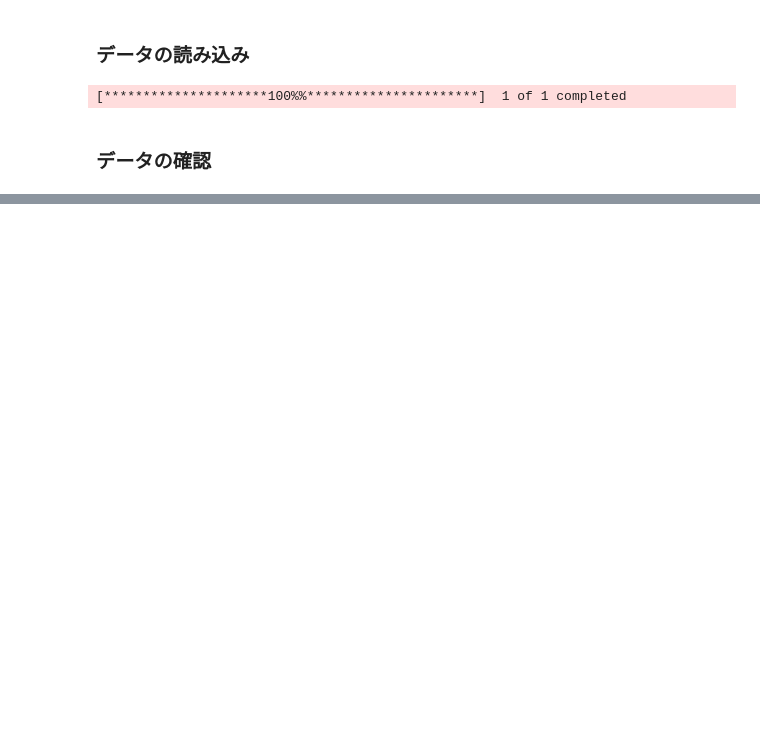
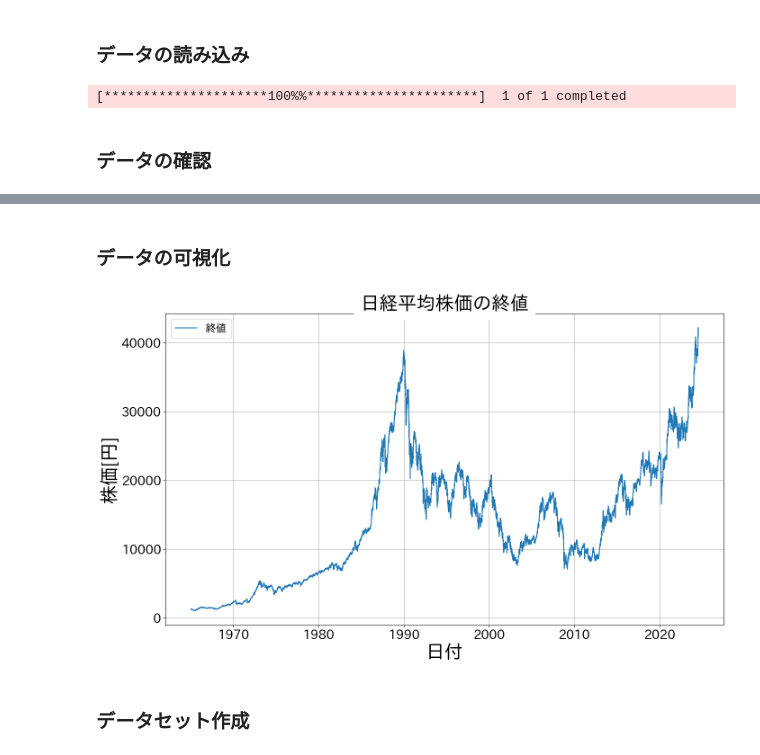
Before and after one commit to 06yako14/stock-prediction, a Jupyter notebook: TimeSeriesModels.ipynb, the cells around one changed output, grey strips where cells are left out. Saved outputs shown, nothing was run; the diff lists cells and outputs as text; code cells hidden in the pictures; blank space fills up the shorter version.

```diff
--- a/TimeSeriesModels.ipynb
+++ b/TimeSeriesModels.ipynb
@@ -52,0 +95,18 @@ nikkei = yf.download(tickers=stock_code)
+# %% [markdown]
+### データの可視化
+# %%
+plt.figure(figsize=(16, 9))
+plt.plot(nikkei.index, nikkei['Close'], label="終値")
+plt.title('日経平均株価の終値', color='black', backgroundcolor='white', size=30, loc='center', fontname='IPAexGothic')
+plt.xlabel('日付', color='black', size=30, fontname='IPAexGothic')
+plt.ylabel('株価[円]', color='black', size=30, fontname='IPAexGothic')
+plt.xticks(size=20)
+plt.yticks(size=20)
+
+plt.legend(loc="upper left", prop={'family': 'IPAexGothic', 'size':'xx-large'})
+plt.grid()
+plt.show()
+# %% [output]
+[figure, added]
+# %% [markdown]
+### データセット作成
```
Also changed, not shown: parts of 9 cells of this notebook.
